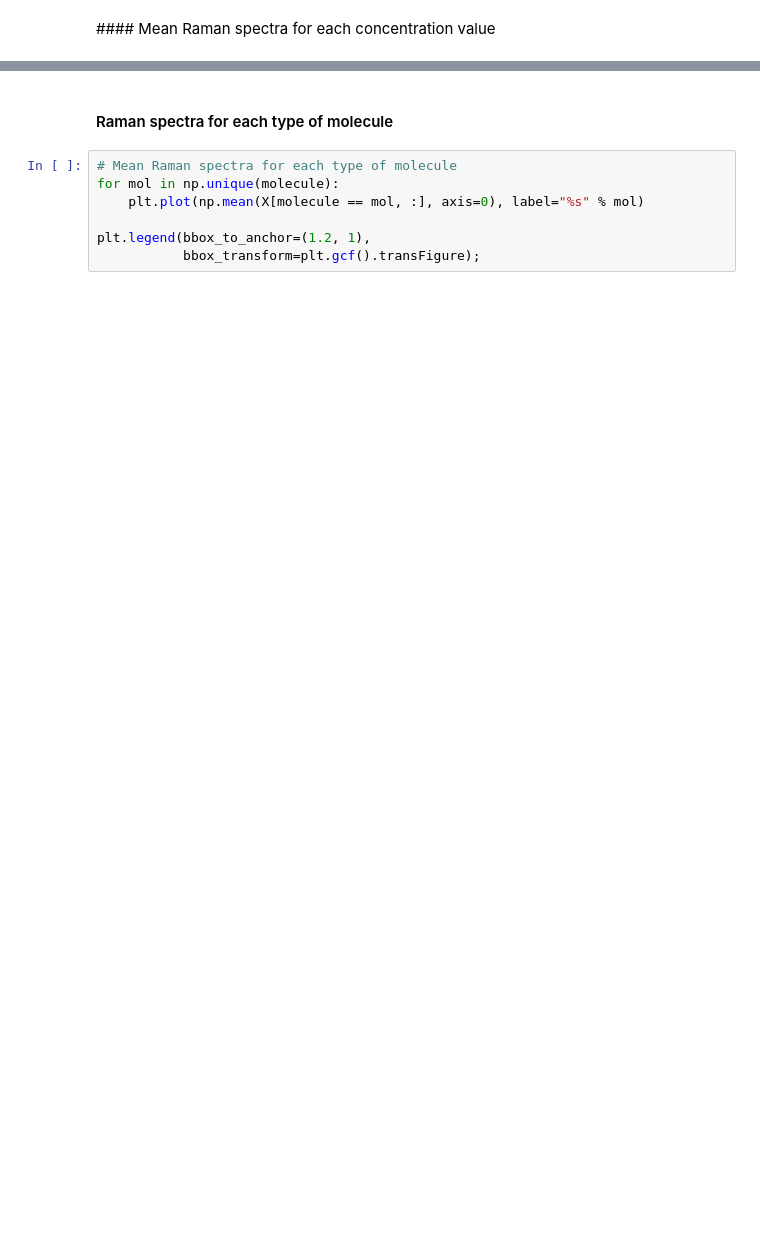
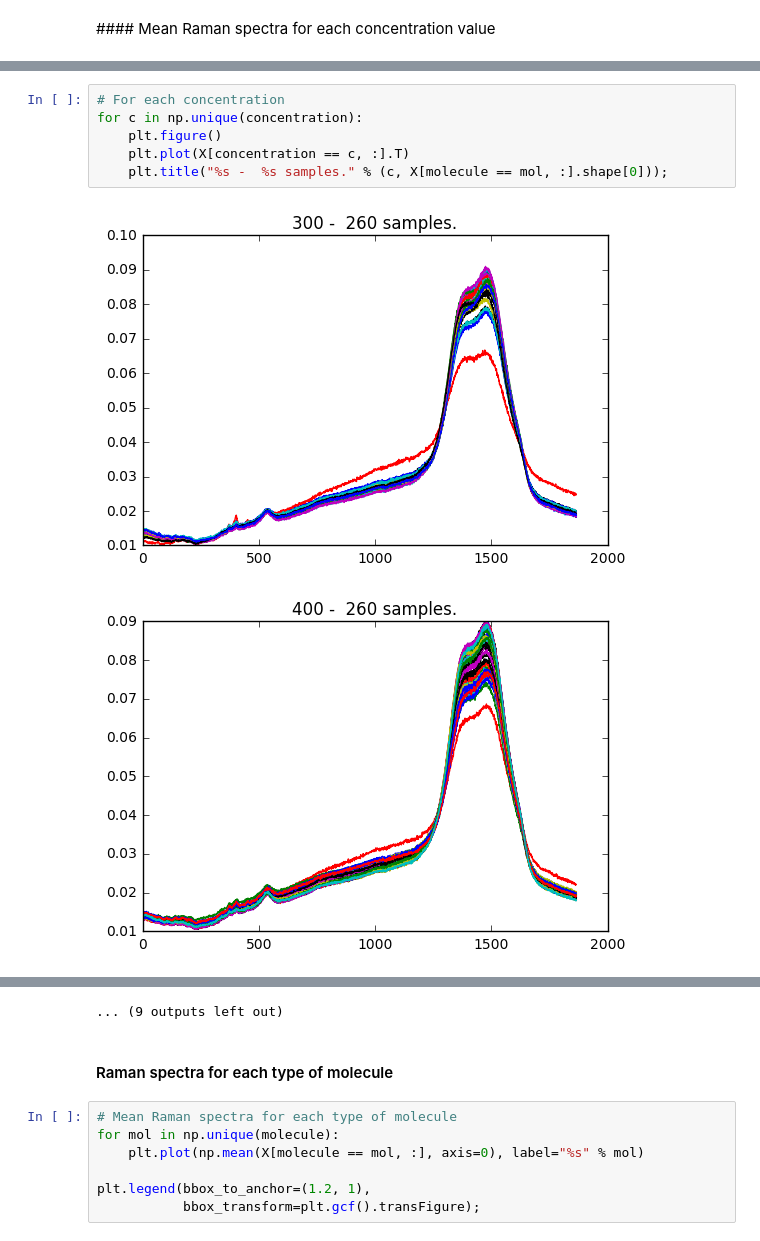
Before and after one commit to ascane/data-camp, a Jupyter notebook: drug_spectra_starting_kit/drug_spectra_starting_kit.ipynb, the cells around one changed output, grey strips where cells are left out. Cells and saved outputs as stored; diff of their text form; blank space fills up the shorter version.

```diff
--- a/drug_spectra_starting_kit/drug_spectra_starting_kit.ipynb
+++ b/drug_spectra_starting_kit/drug_spectra_starting_kit.ipynb
@@ -163,0 +164,9 @@ plt.legend(bbox_to_anchor=(1.2, 1),
+# %%
+# For each concentration
+for c in np.unique(concentration):
+    plt.figure()
+    plt.plot(X[concentration == c, :].T)
+    plt.title("%s -  %s samples." % (c, X[molecule == mol, :].shape[0]));
+# %% [output]
+[figure, added]
+[figure, added]
@@ -164,3 +183,4 @@ plt.legend(bbox_to_anchor=(1.2, 1),
+... (9 outputs left out)
 # %% [markdown]
 #### Raman spectra for each type of molecule
 # %%
```
Also changed, not shown: parts of 18 cells of this notebook, 3 other files.
